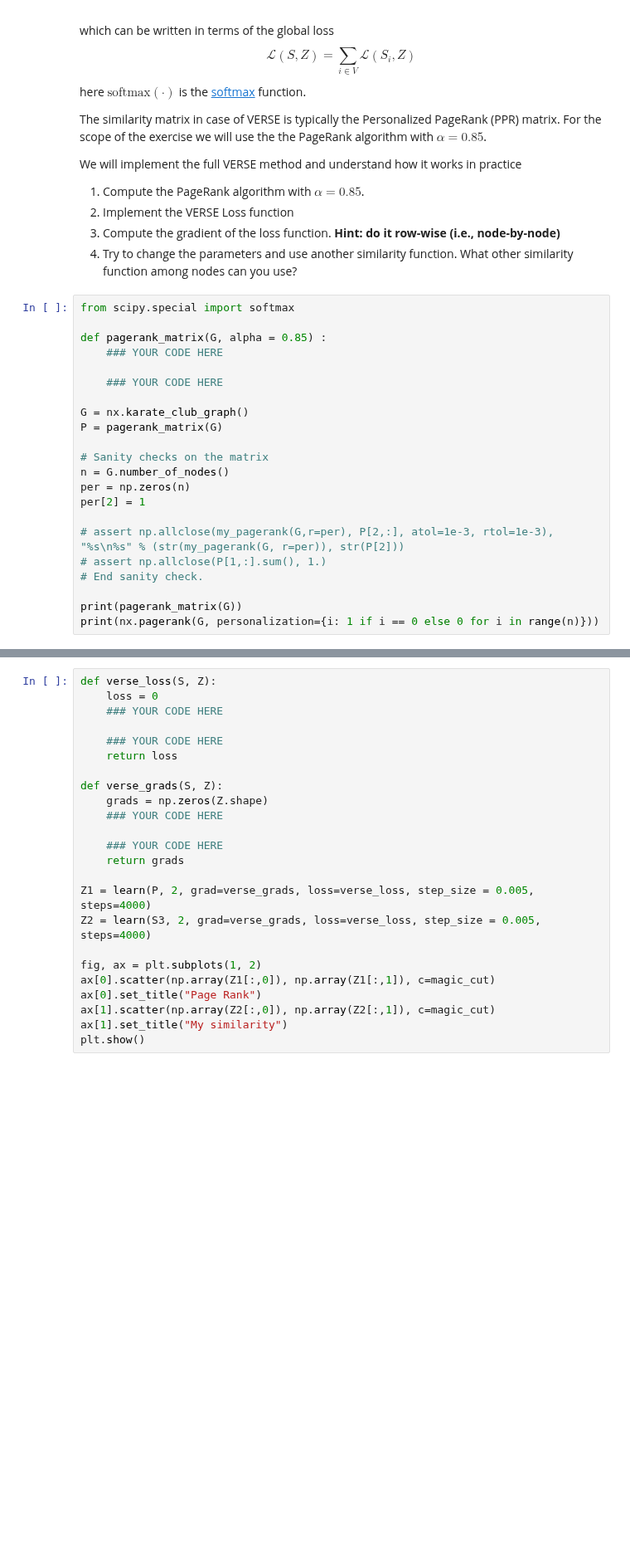
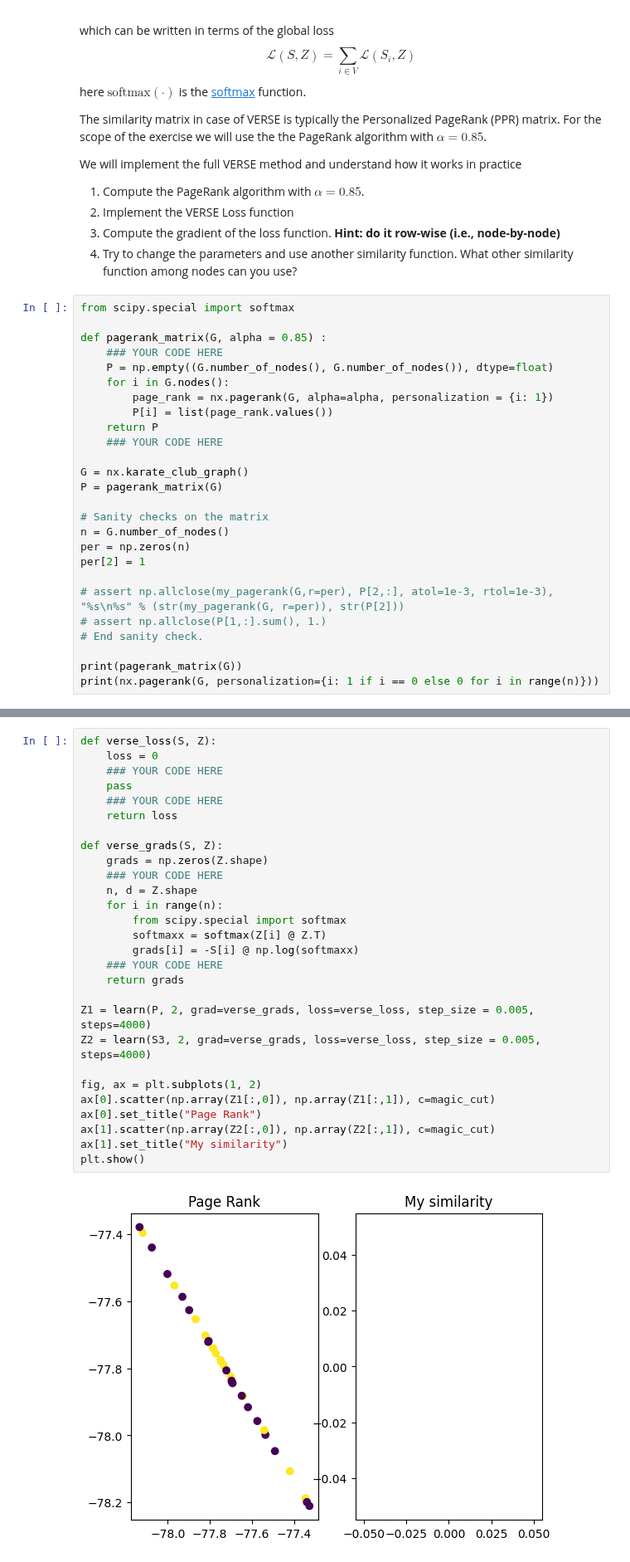
Before and after one commit to Joac1137/dm2023-exercises, a Jupyter notebook: exercises/Week 9 - Graph Embeddings.ipynb, the cells around one changed output, grey strips where cells are left out. Shown at 83% size. Saved outputs shown, nothing was run; the diff lists cells and outputs as text; blank space fills up the shorter version.

```diff
--- a/exercises/Week 9 - Graph Embeddings.ipynb
+++ b/exercises/Week 9 - Graph Embeddings.ipynb
@@ -181,7 +214,11 @@ from scipy.special import softmax
 
 def pagerank_matrix(G, alpha = 0.85) :
     ### YOUR CODE HERE
-
+    P = np.empty((G.number_of_nodes(), G.number_of_nodes()), dtype=float)
+    for i in G.nodes():
+        page_rank = nx.pagerank(G, alpha=alpha, personalization = {i: 1})
+        P[i] = list(page_rank.values())
+    return P
     ### YOUR CODE HERE
 
 G = nx.karate_club_graph()
@@ -201,24 +247,30 @@ print(nx.pagerank(G, personalization={i: 1 if i == 0 else 0 for i in range(n)}))
 # %%
 def verse_loss(S, Z):
     loss = 0
     ### YOUR CODE HERE
-
+    pass
     ### YOUR CODE HERE
     return loss
 
 def verse_grads(S, Z):
     grads = np.zeros(Z.shape)
     ### YOUR CODE HERE
-
+    n, d = Z.shape
+    for i in range(n):
+        from scipy.special import softmax
+        softmaxx = softmax(Z[i] @ Z.T)
+        grads[i] = -S[i] @ np.log(softmaxx)
     ### YOUR CODE HERE
     return grads
 
 Z1 = learn(P, 2, grad=verse_grads, loss=verse_loss, step_size = 0.005, steps=4000)
 Z2 = learn(S3, 2, grad=verse_grads, loss=verse_loss, step_size = 0.005, steps=4000)
 
 fig, ax = plt.subplots(1, 2)
 ax[0].scatter(np.array(Z1[:,0]), np.array(Z1[:,1]), c=magic_cut)
 ax[0].set_title("Page Rank")
 ax[1].scatter(np.array(Z2[:,0]), np.array(Z2[:,1]), c=magic_cut)
 ax[1].set_title("My similarity")
 plt.show()
+# %% [output]
+[figure, added]
```
Also changed, not shown: parts of 6 cells of this notebook, 1 other file.
